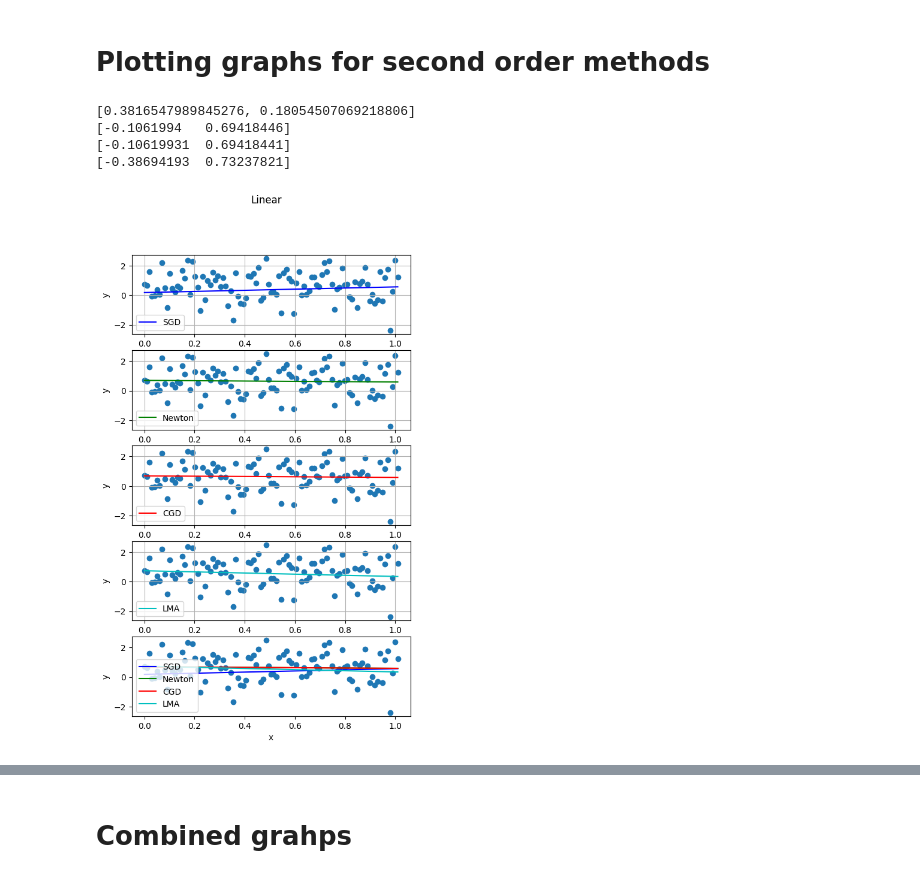
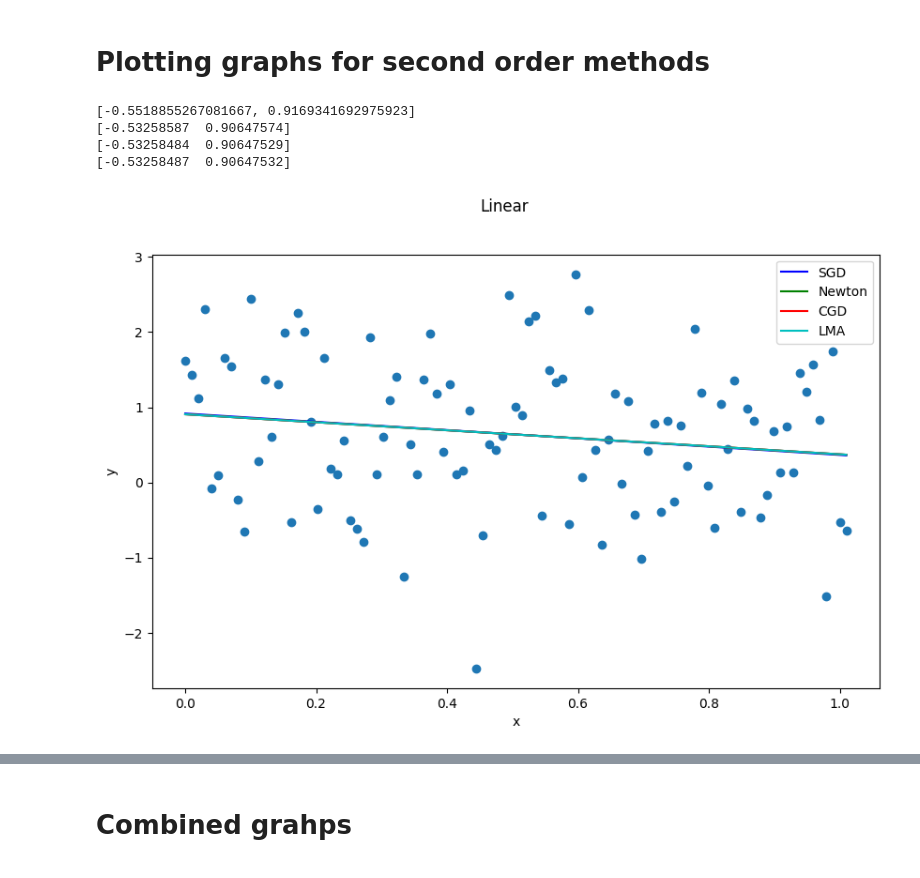
Before and after one commit to RuslanKozlyak/Labs_ITMO, a Jupyter notebook: AandD/Lr3.ipynb, the cells around one changed output, grey strips where cells are left out. Saved outputs shown, nothing was run; the diff lists cells and outputs as text; code cells hidden in the pictures.

```diff
--- a/AandD/Lr3.ipynb
+++ b/AandD/Lr3.ipynb
@@ -168,13 +168,13 @@ def f_loss_rational(x, y, a, b):
 def loss_linear_lma(z, *params):
     x, y = params
     a, b = z
-    return (linear(x, a, b) - y)**2
+    return linear(x, a, b) - y
 
 #Spesial version for loss to use in LMA method
 def loss_rational_lma(z, *params):
     x, y = params
     a, b = z
-    return (rational(x, a, b) - y)**2
+    return rational(x, a, b) - y
 # %% [markdown]
 # Calculating regression coefs by different methods
 # %% [markdown]
@@ -321,15 +336,15 @@ make_table_2d([brute_force_result_rational,coordinate_descent_result_rational,ne
 # Gradient descent linear
 # %%
 class RegressionModel(torch.nn.Module):
-    def __init__(self, reg_func):
+    def __init__(self, reg_func, initial_point):
 
         super().__init__()
         self.reg_func = reg_func
-        self.a = torch.nn.Parameter(torch.randn(()))
-        self.b = torch.nn.Parameter(torch.randn(()))
+        self.a = torch.nn.Parameter(torch.tensor(initial_point[0], dtype=float))
+        self.b = torch.nn.Parameter(torch.tensor(initial_point[1], dtype=float))
 
     def forward(self, x):
-        return self.reg_func(x, self.a, self.b) #self.a / (1 +  self.b * x)
+        return self.reg_func(x, self.a, self.b)
 
     def string(self):
         return f'y = {self.a.item()} / (1 + {self.b.item()} * x)'
@@ -338,10 +353,10 @@ class RegressionModel(torch.nn.Module):
         return self.a.item(), self.b.item()
 
 
-def SGD(x, y, reg_func, lr=0.001, epoch_count=2000, show_loss_graph=True):
-    model = RegressionModel(reg_func)
+def SGD(x, y, reg_func, initial_point=[0,0], lr=0.001, e=0.001, epoch_count=None, show_loss_graph=True):
+    model = RegressionModel(reg_func, initial_point)
 
-    criterion = torch.nn.MSELoss(reduction='mean')
+    criterion = torch.nn.MSELoss(reduction='sum')
     optimizer = torch.optim.SGD(model.parameters(), lr=lr)
 
     loss_list = []
@@ -351,9 +366,11 @@ def SGD(x, y, reg_func, lr=0.001, epoch_count=2000, show_loss_graph=True):
 
     y_min = float('inf')
     y_pred = float('inf')
+
     epoch_count = 0
+    while True:
 
-    while True:
+    #for e in range(epoch_count):
         epoch_count += 1
 
         y_pred = model(X)
@@ -362,7 +379,7 @@ def SGD(x, y, reg_func, lr=0.001, epoch_count=2000, show_loss_graph=True):
         loss_list.append(loss.item())
 
 
-        if abs(y_min - loss.item()) < 0.001 and epoch_count % 10 == 0:
+        if abs(y_min - loss.item()) < e and epoch_count % 10 == 0:
             break
         else:
             y_min = loss.item()
@@ -384,5 +401,5 @@ def SGD(x, y, reg_func, lr=0.001, epoch_count=2000, show_loss_graph=True):
     precision = loss_list[len(loss_list)-1]
     return *model.get_coefs(), iter_num, func_calc_num, precision
 # %%
-w, b, iter_num, func_calc_num, precision = SGD(x, y, linear, epoch_count=400, lr=0.01)
+w, b, iter_num, func_calc_num, precision = SGD(x, y, linear, epoch_count=150, lr=0.001, e=0.0001, initial_point=[-1,1])
 # %% [output]
@@ -440,5 +451,6 @@ newton_result_rational = [newton_rational['nit'], newton_rational['nfev'], newto
 # %% [markdown]
 # Levenberg-Marquardt linear
 # %%
-initial_guess = [0, 0]
-lma_linear = opt.least_squares(loss_linear_lma, initial_guess, args=(x,y), method='lm')
+c = 1e-6
+initial_guess = [-1, 1]
+lma_linear = opt.least_squares(loss_linear_lma, initial_guess, args=(x,y), method='lm', ftol = c , xtol = c , gtol=c, tr_solver='lsmr')
@@ -475,18 +468,18 @@ lma_result_rational = [len(lma_rational['fun']), lma_rational['nfev'], lma_ratio
 # %%
 methods_and_coafs_first_order = {
     'SGD': [w, b],
     'Newton': newton_linear['x'],
     'CGD': conjugate_linear['x'],
     'LMA': lma_linear['x'],
 }
 
-plot_aprox_result(x, y, methods_and_coafs_first_order, linear, 'Linear')
+plot_aprox_result(x, y, methods_and_coafs_first_order, linear, 'Linear', plot_full_only = True, figsize=(10, 6))
 # %% [output]
-[0.3816547989845276, 0.18054507069218806]
-[-0.1061994   0.69418446]
-[-0.10619931  0.69418441]
-[-0.38694193  0.73237821]
+[-0.5518855267081667, 0.9169341692975923]
+[-0.53258587  0.90647574]
+[-0.53258484  0.90647529]
+[-0.53258487  0.90647532]
-[figure, old version]
+[figure, new version]
 # %%
 methods_and_coafs_rational_first_order = {
     'SGD': [w_rational, b_rational],
```
Also changed, not shown: parts of 24 cells of this notebook, 1 other file.
